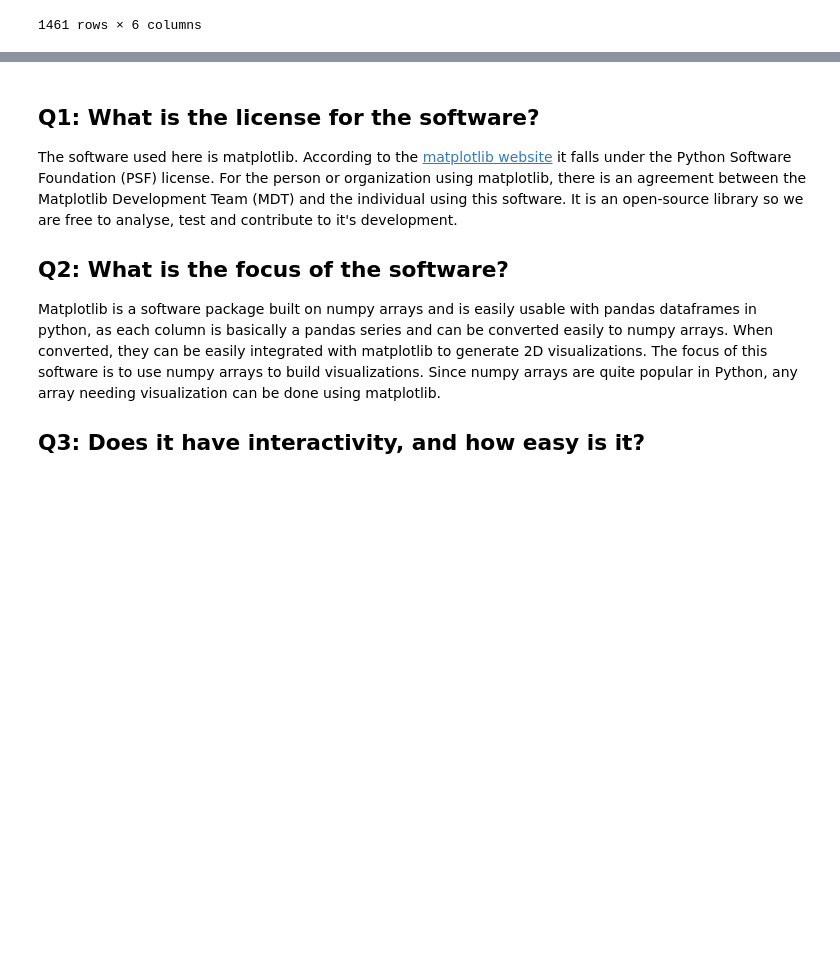
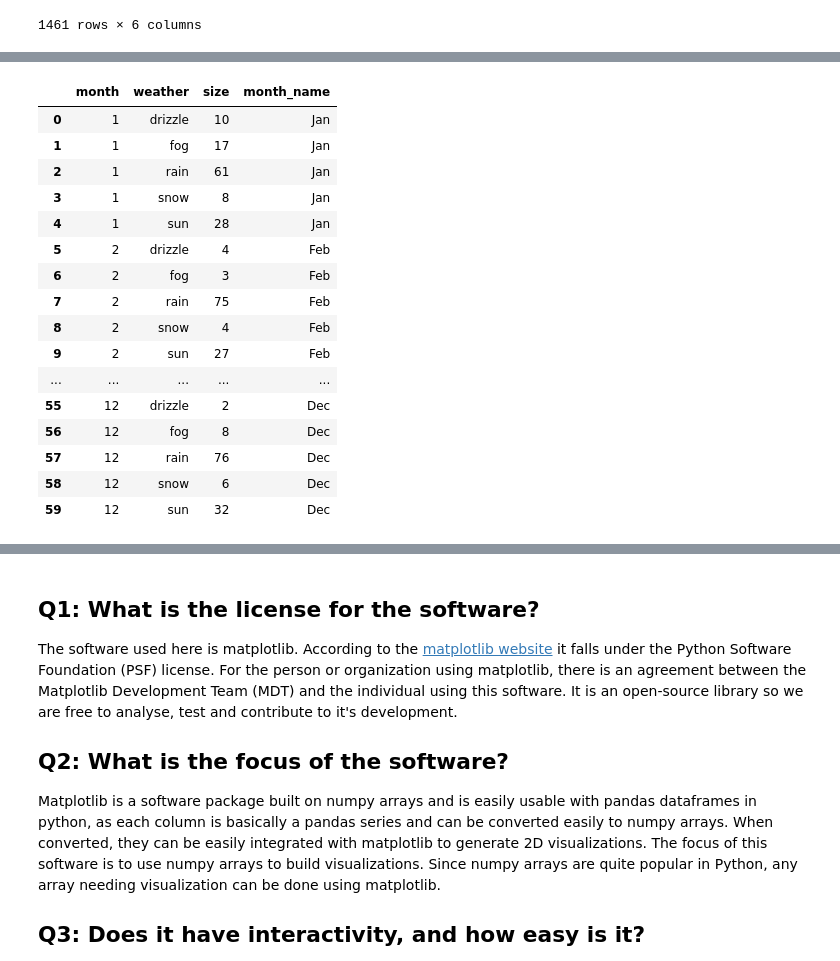
Before and after one commit to sreenithibalasu/MSIM_assignments, a Jupyter notebook: balasubramanian-sreenithi-assignment-4.ipynb, the cells around one changed output, grey strips where cells are left out. Saved outputs shown, nothing was run; the diff lists cells and outputs as text; code cells hidden in the pictures; blank space fills up the shorter version.

```diff
--- a/balasubramanian-sreenithi-assignment-4.ipynb
+++ b/balasubramanian-sreenithi-assignment-4.ipynb
@@ -53,3 +72,23 @@ df.reset_index(inplace=True)
+# %%
+df
+# %% [output]
+|  | month | weather | size | month_name |
+| 0 | 1 | drizzle | 10 | Jan |
+| 1 | 1 | fog | 17 | Jan |
+| 2 | 1 | rain | 61 | Jan |
+| 3 | 1 | snow | 8 | Jan |
+| 4 | 1 | sun | 28 | Jan |
+| 5 | 2 | drizzle | 4 | Feb |
+| 6 | 2 | fog | 3 | Feb |
+| 7 | 2 | rain | 75 | Feb |
+| 8 | 2 | snow | 4 | Feb |
+| 9 | 2 | sun | 27 | Feb |
+| ... | ... | ... | ... | ... |
+| 55 | 12 | drizzle | 2 | Dec |
+| 56 | 12 | fog | 8 | Dec |
+| 57 | 12 | rain | 76 | Dec |
+| 58 | 12 | snow | 6 | Dec |
+| 59 | 12 | sun | 32 | Dec |
 # %%
 fig, ax = plt.subplots(dpi=100)
 labels = ['Jan', 'Feb', 'Mar', 'Apr', 'May', 'June', 'July', 'Aug', 'Sept', 'Oct', 'Nov', 'Dec']
```
Also changed, not shown: parts of 6 cells of this notebook.
